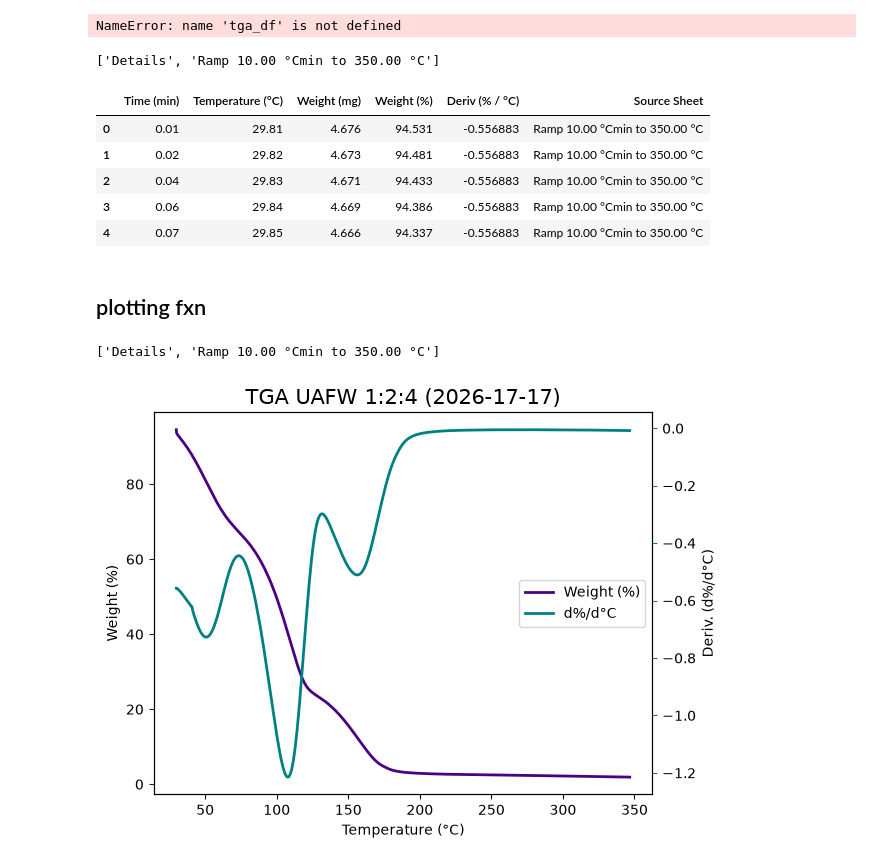
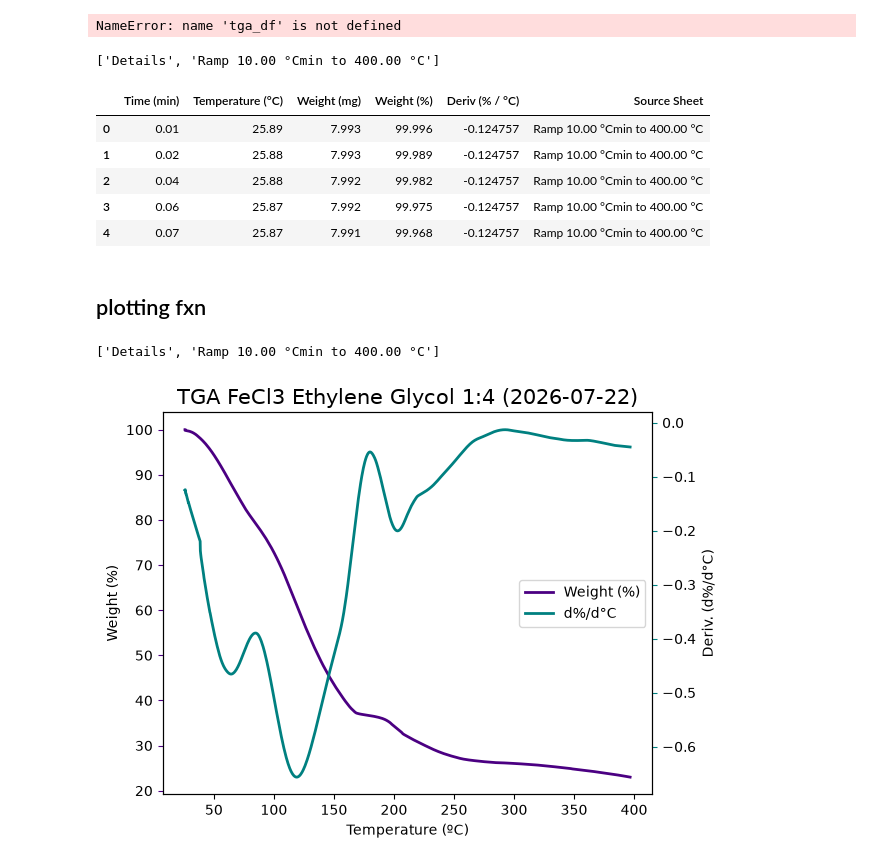
Before and after one commit to maurielle-noto/ionic-liquid-characterization, a Jupyter notebook: tga.ipynb, the cells around one changed output. Cells and saved outputs as stored; diff of their text form; code cells hidden in the pictures.

```diff
--- a/tga.ipynb
+++ b/tga.ipynb
@@ -80,7 +82,7 @@ def extract_data(path):
 # TGA plot
 # %%
 
-tga_df = extract_data('/Users/mauriellenoto/Desktop/seager/ionicliquids/data/TGA/UAFW/2026-07-17/2026-07-17-TGA-UAFW.xls')
+tga_df = extract_data('/Users/mauriellenoto/Desktop/seager/ionicliquids/data/TGA/FeCl3EthylGlyc14/2026-07-22/2026-07-22-TGA-FeCl3EthylGlyc-1-4.xls')
 tga_df.head()
 ## single plot
 import matplotlib.pyplot as plt
@@ -167,16 +169,16 @@ NameError: name 'tga_df' is not defined
 # %%
 import pandas as pd
 
-tga = extract_data("/Users/mauriellenoto/Desktop/seager/ionicliquids/data/TGA/UAFW/2026-07-17/2026-07-17-TGA-UAFW.xls")
+tga = extract_data("/Users/mauriellenoto/Desktop/seager/ionicliquids/data/TGA/FeCl3EthylGlyc14/2026-07-22/2026-07-22-TGA-FeCl3EthylGlyc-1-4.xls")
 tga.head()
 # %% [output]
-['Details', 'Ramp 10.00 °Cmin to 350.00 °C']
+['Details', 'Ramp 10.00 °Cmin to 400.00 °C']
 |  | Time (min) | Temperature (°C) | Weight (mg) | Weight (%) | Deriv (% / °C) | Source Sheet |
-| 0 | 0.01 | 29.81 | 4.676 | 94.531 | -0.556883 | Ramp 10.00 °Cmin to 350.00 °C |
-| 1 | 0.02 | 29.82 | 4.673 | 94.481 | -0.556883 | Ramp 10.00 °Cmin to 350.00 °C |
-| 2 | 0.04 | 29.83 | 4.671 | 94.433 | -0.556883 | Ramp 10.00 °Cmin to 350.00 °C |
-| 3 | 0.06 | 29.84 | 4.669 | 94.386 | -0.556883 | Ramp 10.00 °Cmin to 350.00 °C |
-| 4 | 0.07 | 29.85 | 4.666 | 94.337 | -0.556883 | Ramp 10.00 °Cmin to 350.00 °C |
+| 0 | 0.01 | 25.89 | 7.993 | 99.996 | -0.124757 | Ramp 10.00 °Cmin to 400.00 °C |
+| 1 | 0.02 | 25.88 | 7.993 | 99.989 | -0.124757 | Ramp 10.00 °Cmin to 400.00 °C |
+| 2 | 0.04 | 25.88 | 7.992 | 99.982 | -0.124757 | Ramp 10.00 °Cmin to 400.00 °C |
+| 3 | 0.06 | 25.87 | 7.992 | 99.975 | -0.124757 | Ramp 10.00 °Cmin to 400.00 °C |
+| 4 | 0.07 | 25.87 | 7.991 | 99.968 | -0.124757 | Ramp 10.00 °Cmin to 400.00 °C |
 # %% [markdown]
 ## plotting fxn
 # %%
@@ -201,37 +203,37 @@ def plot_tga(dict, xlims=None, y1lims=None, y2lims=None):
     if y1lims:
         ax1.set_ylim(y1lims)
     ax1.tick_params(axis='y', color = y1)
     if xlims:
         ax1.set_xlim(xlims)
 
     ax2 = ax1.twinx()
 
     deriv = ax2.plot(temp, dpdT, color = y2, lw = 2, label = "d%/d°C")
     ax2.set_ylabel("Deriv. (d%/d°C)")
     ax2.set_ylim(y2lims)
     ax2.tick_params(axis = 'y', color = y2)
 
     plt.title(f"TGA {dict["chemical"]} {dict["ratio"]} ({dict["tgadate"]})", fontsize = 15)
     plt.legend(loc = "center right", handles = [weight_pct[0], deriv[0]])
     plt.tight_layout()
     plt.show()
 
 dfs_and_details = {
             # path
                 "rheopath": "/Users/mauriellenoto/Desktop/seager/ionicliquids/data/RHEO/2026-07-17/20260726-RHEO-UAFW.xls",
-                "tgapath": "/Users/mauriellenoto/Desktop/seager/ionicliquids/data/TGA/UAFW/2026-07-17/2026-07-17-TGA-UAFW.xls",
+                "tgapath": "/Users/mauriellenoto/Desktop/seager/ionicliquids/data/TGA/FeCl3EthylGlyc14/2026-07-22/2026-07-22-TGA-FeCl3EthylGlyc-1-4.xls",
             #  dates
                 "rheodate": "2026-07-17",
-                "tgadate": "2026-17-17",
-                "dscdate": "2026-17-17",
+                "tgadate": "2026-07-22",
+                "dscdate": "2026-07-17",
             # details
-                "chemical": "UAFW",
-                "ratio": "1:2:4",
+                "chemical": "FeCl3 Ethylene Glycol",
+                "ratio": "1:4",
                 "geometry": "40 mm plate"
                     }
 
 tga_plot = plot_tga(dfs_and_details)
 tga_plot
 # %% [output]
-['Details', 'Ramp 10.00 °Cmin to 350.00 °C']
+['Details', 'Ramp 10.00 °Cmin to 400.00 °C']
-[figure, old version]
+[figure, new version]
```
Also changed, not shown: parts of 2 cells of this notebook, 2 other files.
